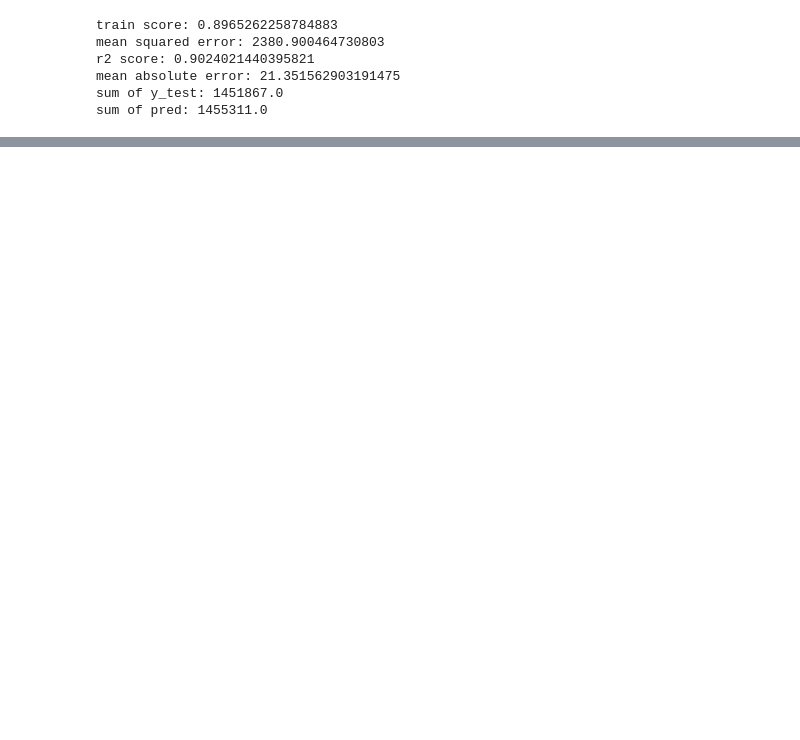
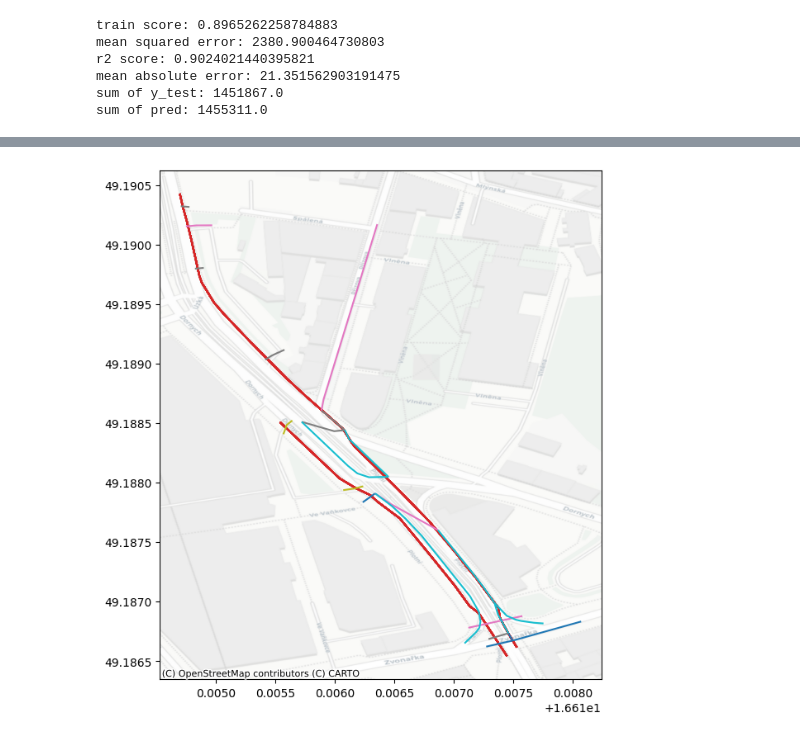
Before and after one commit to matousidc/data_handling, a Jupyter notebook: projekt3.ipynb, the cells around one changed output, grey strips where cells are left out. Cells and saved outputs as stored; diff of their text form; code cells hidden in the pictures; blank space fills up the shorter version.

```diff
--- a/projekt3.ipynb
+++ b/projekt3.ipynb
@@ -268 +287,14 @@ geo_dpnk.head()
+# %%
+fig, ax = plt.subplots(1,1, figsize=(10,8))
+# geo_roads.plot(ax=ax, column='rok_realizace', alpha=0.8, label='cykloopatreni', legend=True, cmap='magma')
+# geo_roads['centroid'].plot(ax=ax, color='tab:red', markersize=6, label='centroids')
+# geo_roads['centroid'][geo_roads['rok_realizace'] > 2018].plot(ax=ax, color='tab:red', markersize=6, label='centroids')
+joined[joined['ObjectId'] == 6].plot(ax=ax, color='tab:red')
+# geo_roads[geo_roads['ObjectId'] == 6].plot(ax=ax, color='tab:blue', ls=':', markersize=20)
+# geo_roads[geo_roads['ObjectId'].isin([6])].plot(ax=ax, color='tab:blue', ls=':', markersize=20)
+xx = joined['GID_ROAD'][joined['ObjectId'] == 6]
+geo_dpnk[geo_dpnk['GID_ROAD'].isin(xx)].plot(ax=ax, column='GID_ROAD', cmap='tab10')
+ctx.add_basemap(ax, crs=joined.crs.to_string(), source=ctx.providers.CartoDB.Positron) #OpenStreetMap.Mapnik # Stamen.Tonerlite
+# %% [output]
+[figure, added]
 # %%
```
Also changed, not shown: parts of 19 cells of this notebook.
